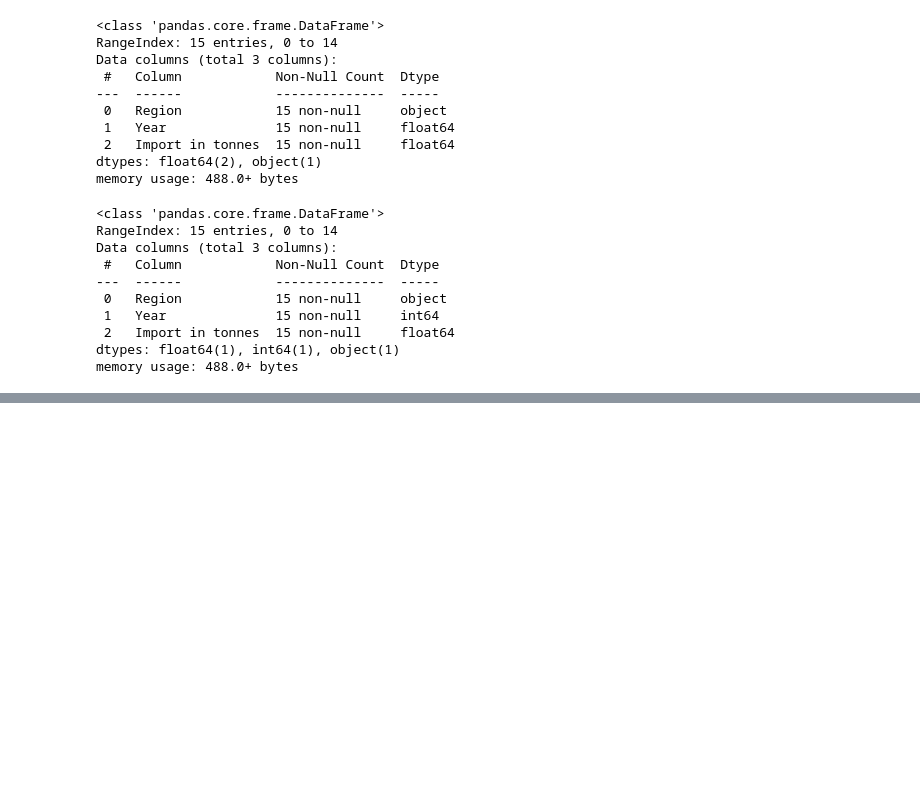
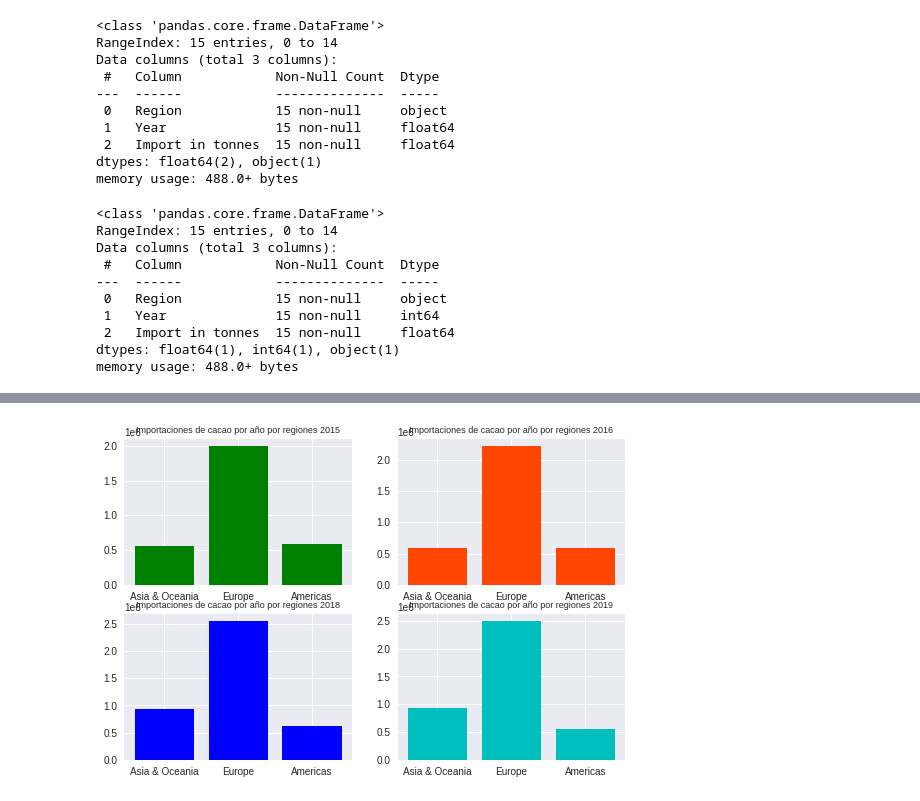
Before and after one commit to jcsnuesi/visualizacion_data, a Jupyter notebook: Ejercicio_de_visualización_de_datos.ipynb, the cells around one changed output, grey strips where cells are left out. Drawn from its saved outputs; the diff is of its cells as text; code cells hidden in the pictures; blank space fills up the shorter version.

```diff
--- a/Ejercicio_de_visualización_de_datos.ipynb
+++ b/Ejercicio_de_visualización_de_datos.ipynb
@@ -73,3 +80,32 @@ plt.show()
+# %%
+years = [2015,2016,2017,2018,2019]
+colores = ['green','orangered','red','blue','c']
+mead_by_yrs = []
+
+i = 0
+r = 0
+c = 0
+fig, axis =  plt.subplots(nrows=2, ncols=2)
+while i < 5:
+  yr_c = df1.Year == years[i]
+  show_c = colores[i]
+  if c <= len(axis)-1:
+
+    axis[r,c].bar(df1.loc[yr_c,'Region'].unique(),df1.loc[yr_c,'Import in tonnes'], label=years[i], color=show_c)
+    axis[r,c].set_title(f"Importaciones de cacao por año por regiones {years[i]}", fontsize=9)
+
+    c = c + 1
+  else:
+    r = 1
+    c = 0
+
+  i = i + 1
+
+
+
+plt.show()
+# %% [output]
+[figure, added]
 # %%
 x = np.array(df1.groupby(['Region'])['Import in tonnes'].sum())
 desfase = [0,0,0.2]
```
Also changed, not shown: parts of 5 cells of this notebook.
